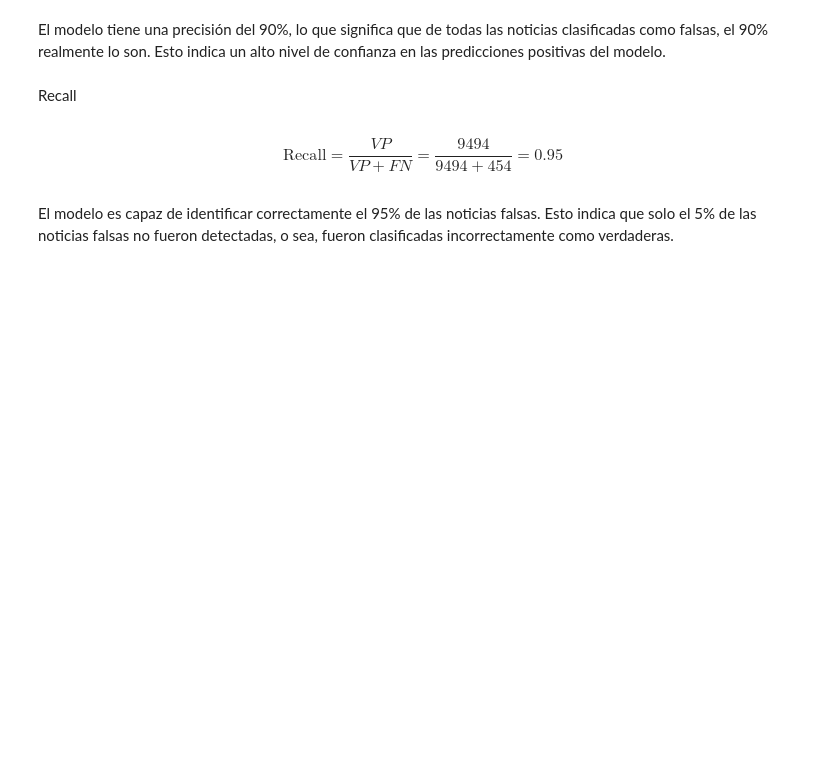
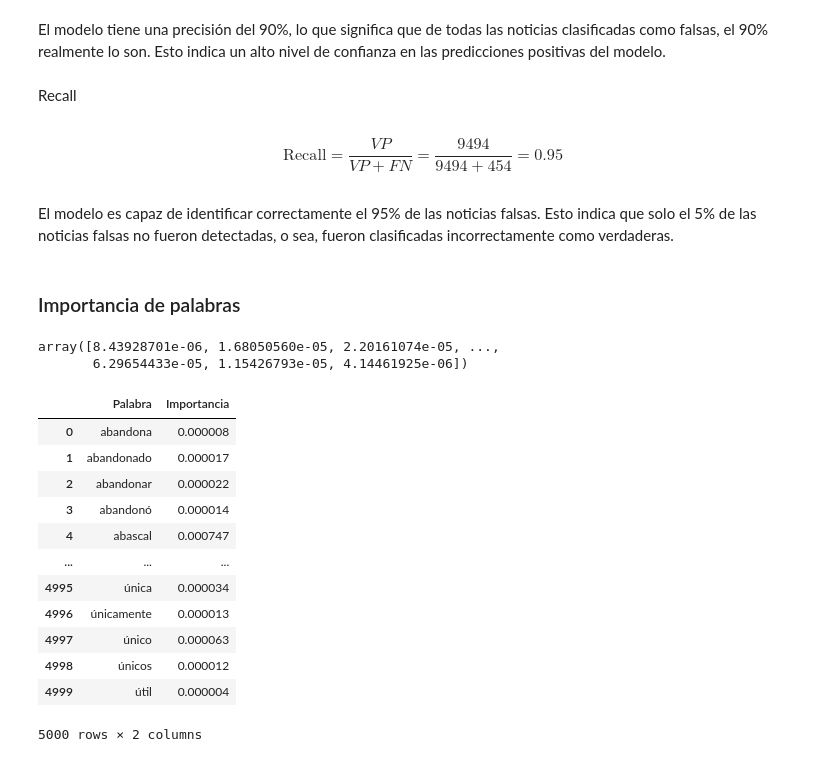
Before and after one commit to JairoFierro/Proy1, a Jupyter notebook: proyecto1.ipynb, the cells around one changed output. Drawn from its saved outputs; the diff is of its cells as text; code cells hidden in the pictures; blank space fills up the shorter version.

```diff
--- a/proyecto1.ipynb
+++ b/proyecto1.ipynb
@@ -636,3 +645,31 @@ $$
 $$
 # %% [markdown]
 El modelo es capaz de identificar correctamente el 95% de las noticias falsas. Esto indica que solo el 5% de las noticias falsas no fueron detectadas, o sea, fueron clasificadas incorrectamente como verdaderas.
+# %% [markdown]
+### Importancia de palabras
+# %%
+importancia = random_forest1.feature_importances_
+importancia
+# %% [output]
+array([8.43928701e-06, 1.68050560e-05, 2.20161074e-05, ...,
+       6.29654433e-05, 1.15426793e-05, 4.14461925e-06])
+# %%
+palabras_importancia = pd.DataFrame({
+    'Palabra': palabras,
+    'Importancia': importancia
+})
+palabras_importancia
+# %% [output]
+|  | Palabra | Importancia |
+| 0 | abandona | 0.000008 |
+| 1 | abandonado | 0.000017 |
+| 2 | abandonar | 0.000022 |
+| 3 | abandonó | 0.000014 |
+| 4 | abascal | 0.000747 |
+| ... | ... | ... |
+| 4995 | única | 0.000034 |
+| 4996 | únicamente | 0.000013 |
+| 4997 | único | 0.000063 |
+| 4998 | únicos | 0.000012 |
+| 4999 | útil | 0.000004 |
+5000 rows × 2 columns
```
Also changed, not shown: parts of 10 cells of this notebook.
